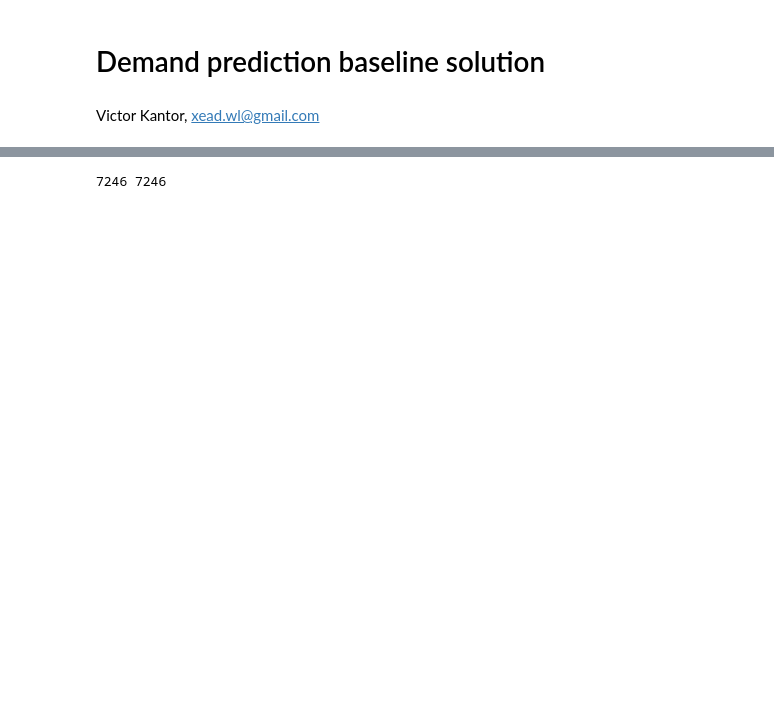
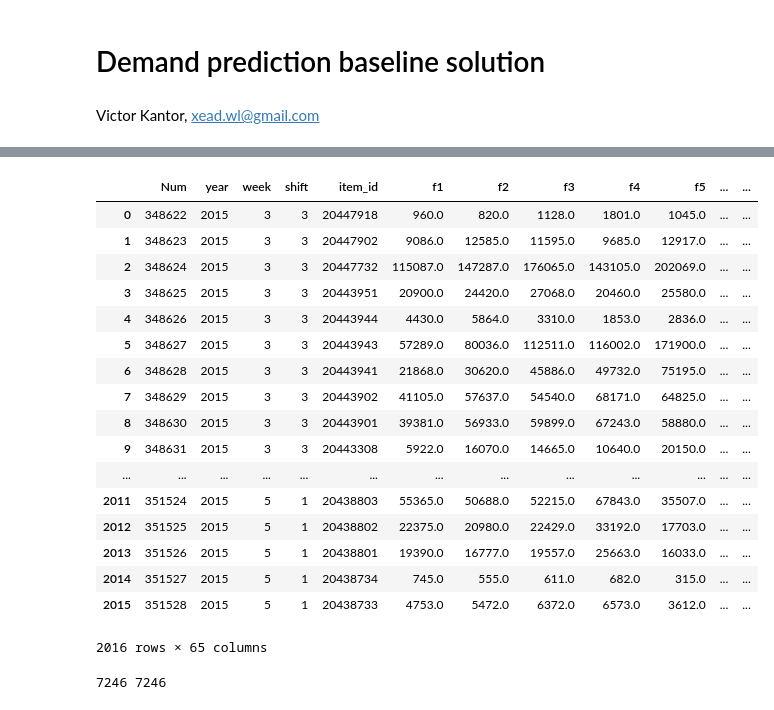
Before and after one commit to akarazeev/ML-6-7sem-MIPT-2017, a Jupyter notebook: hw3/Baseline_GBM_solution.ipynb, the cells around one changed output, grey strips where cells are left out. Saved outputs shown, nothing was run; the diff lists cells and outputs as text; code cells hidden in the pictures; blank space fills up the shorter version.

```diff
--- a/hw3/Baseline_GBM_solution.ipynb
+++ b/hw3/Baseline_GBM_solution.ipynb
@@ -10,0 +34,21 @@ sample_submission = pd.read_csv("sample_submission.tsv")
+# %%
+test
+# %% [output]
+|  | Num | year | week | shift | item_id | f1 | f2 | f3 | f4 | f5 | ... | ... |
+| 0 | 348622 | 2015 | 3 | 3 | 20447918 | 960.0 | 820.0 | 1128.0 | 1801.0 | 1045.0 | ... | ... |
+| 1 | 348623 | 2015 | 3 | 3 | 20447902 | 9086.0 | 12585.0 | 11595.0 | 9685.0 | 12917.0 | ... | ... |
+| 2 | 348624 | 2015 | 3 | 3 | 20447732 | 115087.0 | 147287.0 | 176065.0 | 143105.0 | 202069.0 | ... | ... |
+| 3 | 348625 | 2015 | 3 | 3 | 20443951 | 20900.0 | 24420.0 | 27068.0 | 20460.0 | 25580.0 | ... | ... |
+| 4 | 348626 | 2015 | 3 | 3 | 20443944 | 4430.0 | 5864.0 | 3310.0 | 1853.0 | 2836.0 | ... | ... |
+| 5 | 348627 | 2015 | 3 | 3 | 20443943 | 57289.0 | 80036.0 | 112511.0 | 116002.0 | 171900.0 | ... | ... |
+| 6 | 348628 | 2015 | 3 | 3 | 20443941 | 21868.0 | 30620.0 | 45886.0 | 49732.0 | 75195.0 | ... | ... |
+| 7 | 348629 | 2015 | 3 | 3 | 20443902 | 41105.0 | 57637.0 | 54540.0 | 68171.0 | 64825.0 | ... | ... |
+| 8 | 348630 | 2015 | 3 | 3 | 20443901 | 39381.0 | 56933.0 | 59899.0 | 67243.0 | 58880.0 | ... | ... |
+| 9 | 348631 | 2015 | 3 | 3 | 20443308 | 5922.0 | 16070.0 | 14665.0 | 10640.0 | 20150.0 | ... | ... |
+| ... | ... | ... | ... | ... | ... | ... | ... | ... | ... | ... | ... | ... |
+| 2011 | 351524 | 2015 | 5 | 1 | 20438803 | 55365.0 | 50688.0 | 52215.0 | 67843.0 | 35507.0 | ... | ... |
+| 2012 | 351525 | 2015 | 5 | 1 | 20438802 | 22375.0 | 20980.0 | 22429.0 | 33192.0 | 17703.0 | ... | ... |
+| 2013 | 351526 | 2015 | 5 | 1 | 20438801 | 19390.0 | 16777.0 | 19557.0 | 25663.0 | 16033.0 | ... | ... |
+| 2014 | 351527 | 2015 | 5 | 1 | 20438734 | 745.0 | 555.0 | 611.0 | 682.0 | 315.0 | ... | ... |
+| 2015 | 351528 | 2015 | 5 | 1 | 20438733 | 4753.0 | 5472.0 | 6372.0 | 6573.0 | 3612.0 | ... | ... |
+2016 rows × 65 columns
```
Also changed, not shown: parts of 17 cells of this notebook.
